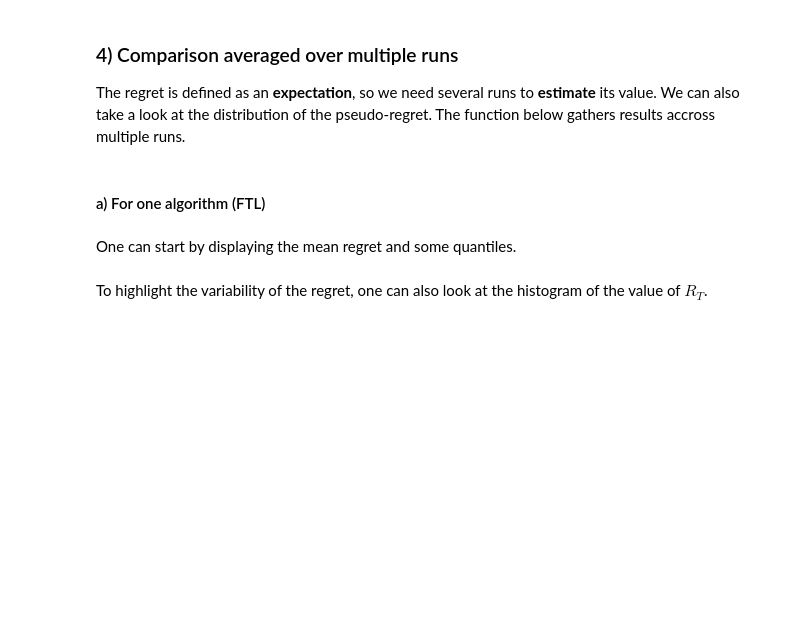
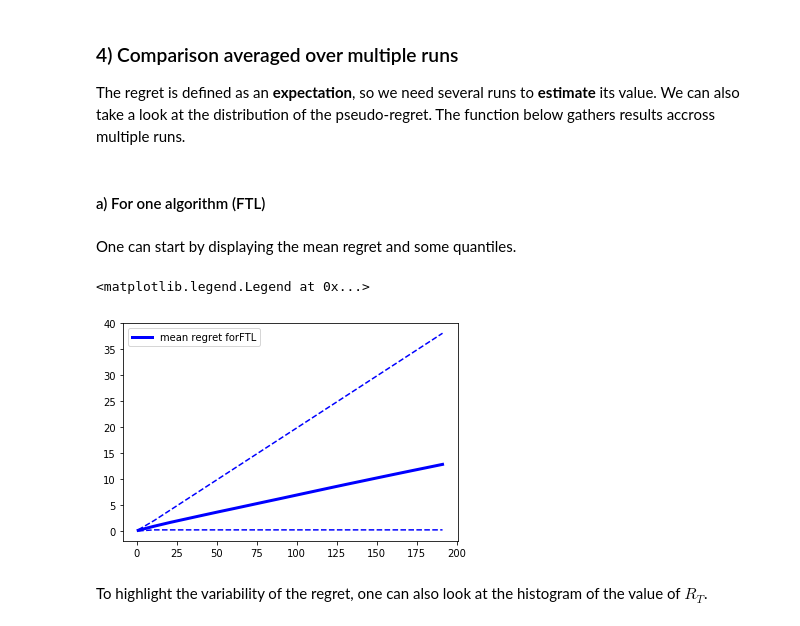
Before and after one commit to yfletberliac/rlss-2019, a Jupyter notebook: labs/MAB.Bandits_solution.ipynb, the cells around one changed output. Saved outputs shown, nothing was run; the diff lists cells and outputs as text; code cells hidden in the pictures; blank space fills up the shorter version.

```diff
--- a/labs/MAB.Bandits_solution.ipynb
+++ b/labs/MAB.Bandits_solution.ipynb
@@ -124,24 +127,25 @@ def OneBanditOneLearnerMultipleRuns(bandit, learner, timeHorizon, N_exp, tsave=[
     return Regret
 # %% [markdown]
 #### a) For one algorithm (FTL)
+# %%
+N_exp = 200
+timeHorizon = 200
+tsave = np.arange(1, timeHorizon, 10)
+Regret = OneBanditOneLearnerMultipleRuns(bandit, learner2, timeHorizon, N_exp, tsave)
 # %% [markdown]
 One can start by displaying the mean regret and some quantiles.
 # %%
-def plot_regret(learner, bandit, N_exp=200, timeHorizon=200):
-    tsave = np.arange(1, timeHorizon, 10)
+meanRegret = np.mean(Regret, 0)
+upperQuantile = np.quantile(Regret, 0.95, 0) # requires numpy 1.15
+lowerQuantile = np.quantile(Regret, 0.05, 0)
 
-    regret = OneBanditOneLearnerMultipleRuns(bandit, learner, timeHorizon, N_exp, tsave)
-    meanRegret = np.mean(regret, 0)
-    upperQuantile = np.quantile(regret, 0.95, 0) # requires numpy 1.15
-    lowerQuantile = np.quantile(regret, 0.05, 0)
-
-    plt.clf()
-    plt.plot(tsave, meanRegret, linewidth=3.0, color="b", label="Mean regret for "+learner.name())
-    plt.plot(tsave, upperQuantile, linestyle="dashed", color="b")
-    plt.plot(tsave, lowerQuantile, linestyle="dashed", color="b")
-    plt.legend()
-
-
-plot_regret(learner2, bandit)
+plt.clf()
+plt.plot(tsave, meanRegret, linewidth=3.0, color="b", label="mean regret for"+learner2.name())
+plt.plot(tsave, upperQuantile, linestyle="dashed", color="b")
+plt.plot(tsave, lowerQuantile, linestyle="dashed", color="b")
+plt.legend()
+# %% [output]
+<matplotlib.legend.Legend at 0x...>
+[figure, added]
 # %% [markdown]
 To highlight the variability of the regret, one can also look at the histogram of the value of $R_T$.
```
Also changed, not shown: parts of 22 cells of this notebook.
